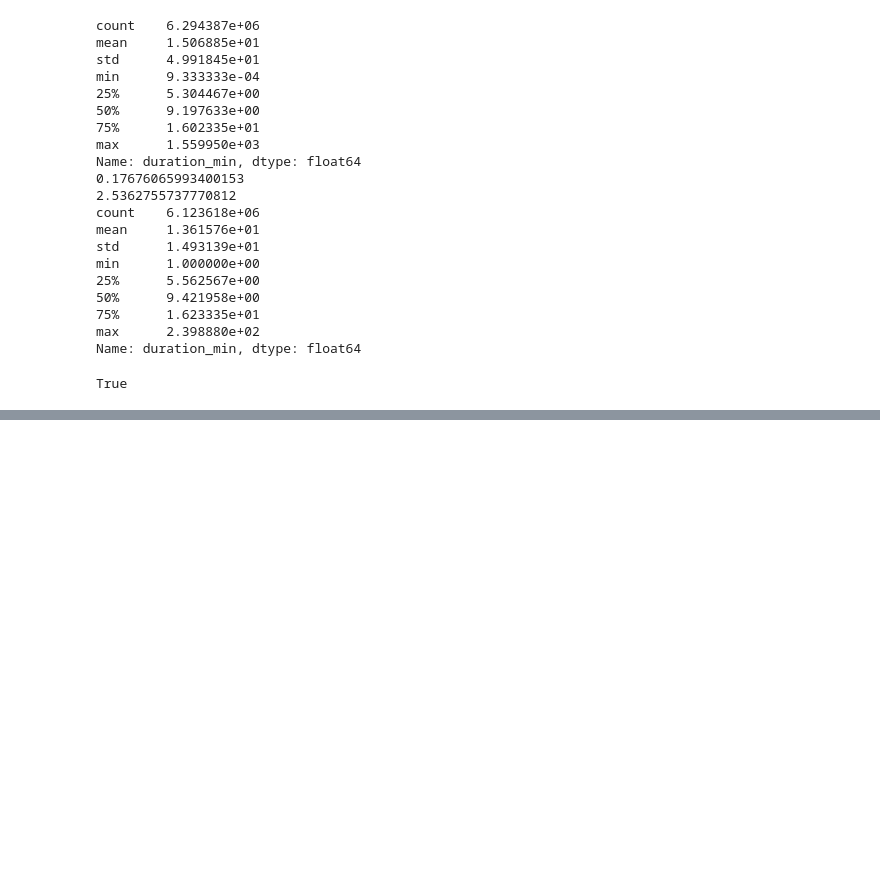
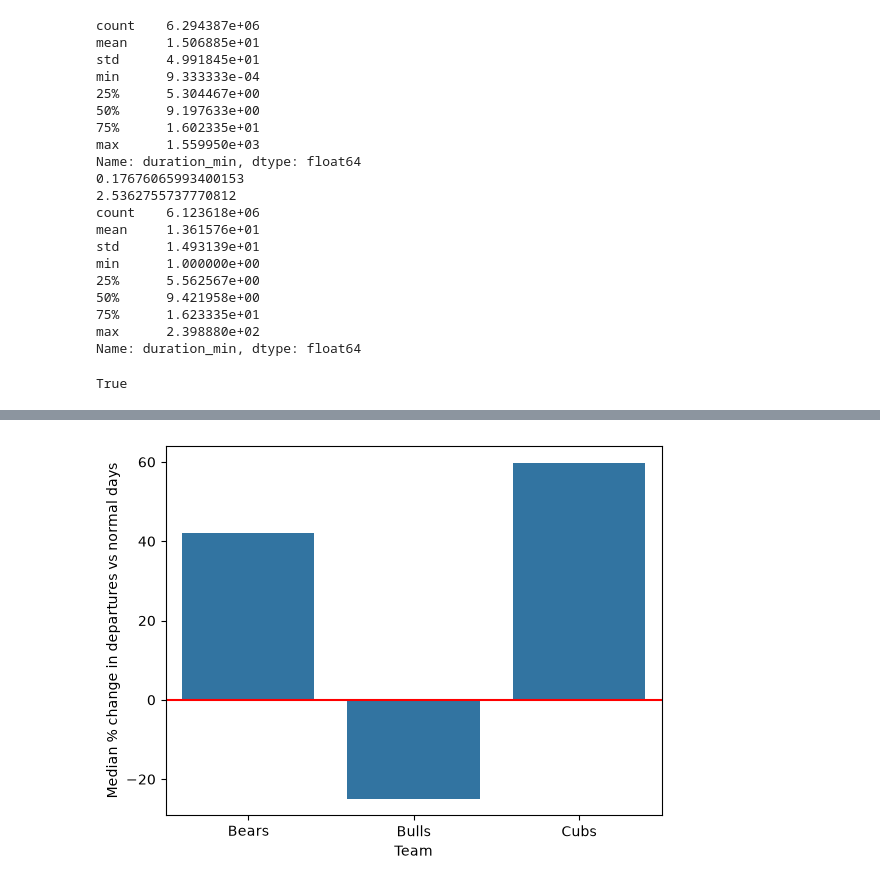
Before and after one commit to yujintatar/stat303-1, a Jupyter notebook: Hallum_proj.ipynb, the cells around one changed output, grey strips where cells are left out. Drawn from its saved outputs; the diff is of its cells as text; code cells hidden in the pictures; blank space fills up the shorter version.

```diff
--- a/Hallum_proj.ipynb
+++ b/Hallum_proj.ipynb
@@ -235,0 +295,7 @@ stations['dist_UC'] = stations.apply(
+# %%
+# Create a df to analyze departures by station
+
+df = known_station_id.groupby(['start_station_id', 'date']).agg(
+    departures = ('ride_id', 'count'),
+)
+df = df.reset_index()
@@ -235,0 +368,9 @@ stations['dist_UC'] = stations.apply(
+# %%
+# Check how manyinstances where a station had 0 departures
+zero = base_vs_event['base_departures'] == 0
+print(zero.sum())
+# Remove them to avoid a divide by zero error
+base_vs_event = base_vs_event.loc[base_vs_event['base_departures']> 0].copy()
+
+# Calculate the percent change in departures on a gameday compared to a baseline day
+base_vs_event['pct_lift'] = ((base_vs_event['departures'] - base_vs_event['base_departures']) / base_vs_event['base_departures']) * 100
@@ -235,0 +379,10 @@ stations['dist_UC'] = stations.apply(
+# %%
+import numpy as np
+
+# label each event row with a team based on which venue flag it is near
+conditions = [base_vs_event['near_SF'], base_vs_event['near_UC'], base_vs_event['near_Wrig']]
+name = ['Bears', 'Bulls', 'Cubs']
+base_vs_event['team'] = np.select(conditions, name, default = 'Other')
+
+# make sure no team got an 'Other' label
+base_vs_event['team'].value_counts()
@@ -235,0 +395,9 @@ stations['dist_UC'] = stations.apply(
+# %%
+# Measure lift by team
+lift = base_vs_event.groupby('team').agg(
+    median_lift = ('pct_lift', 'median'),
+    mean_lift = ('pct_lift', 'mean'),
+    lift_counts = ('pct_lift', 'count')
+)
+
+lift.head(3)
@@ -235,0 +410,12 @@ stations['dist_UC'] = stations.apply(
+# %%
+import seaborn as sns
+import matplotlib.pyplot as plt
+
+# plot median pct change in lift by team
+sns.barplot(data = lift, x = 'team', y = 'median_lift')
+plt.ylabel('Median % change in departures vs normal days')
+plt.xlabel('Team')
+plt.axhline(color = 'red')
+plt.show()
+# %% [output]
+[figure, added]
```
Also changed, not shown: parts of 29 cells of this notebook.
